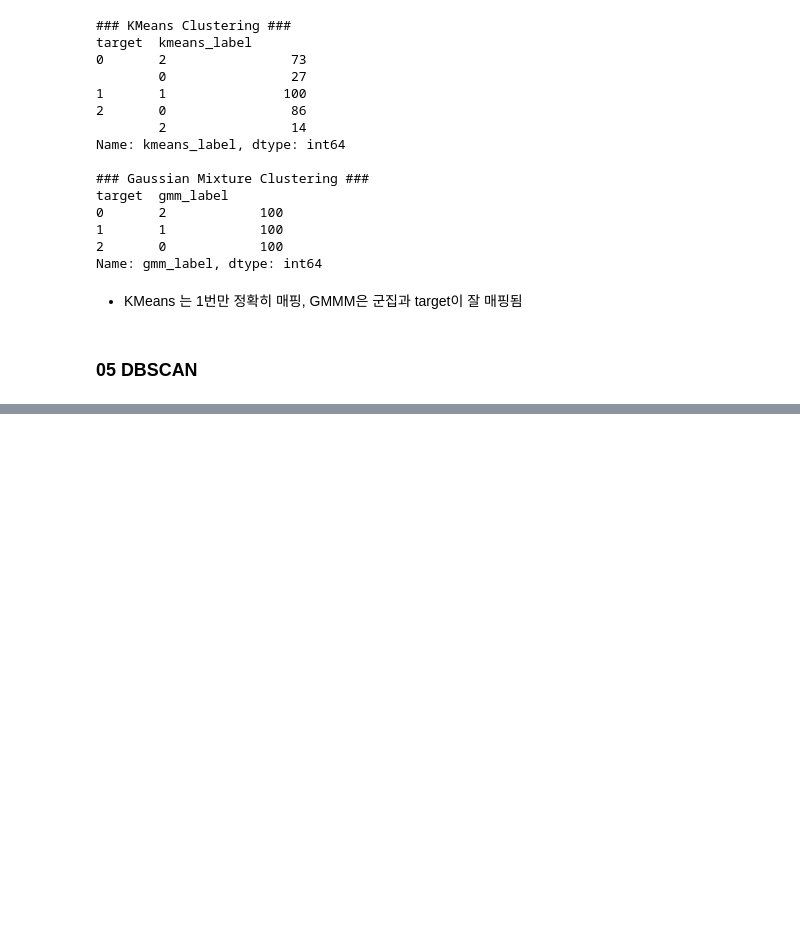
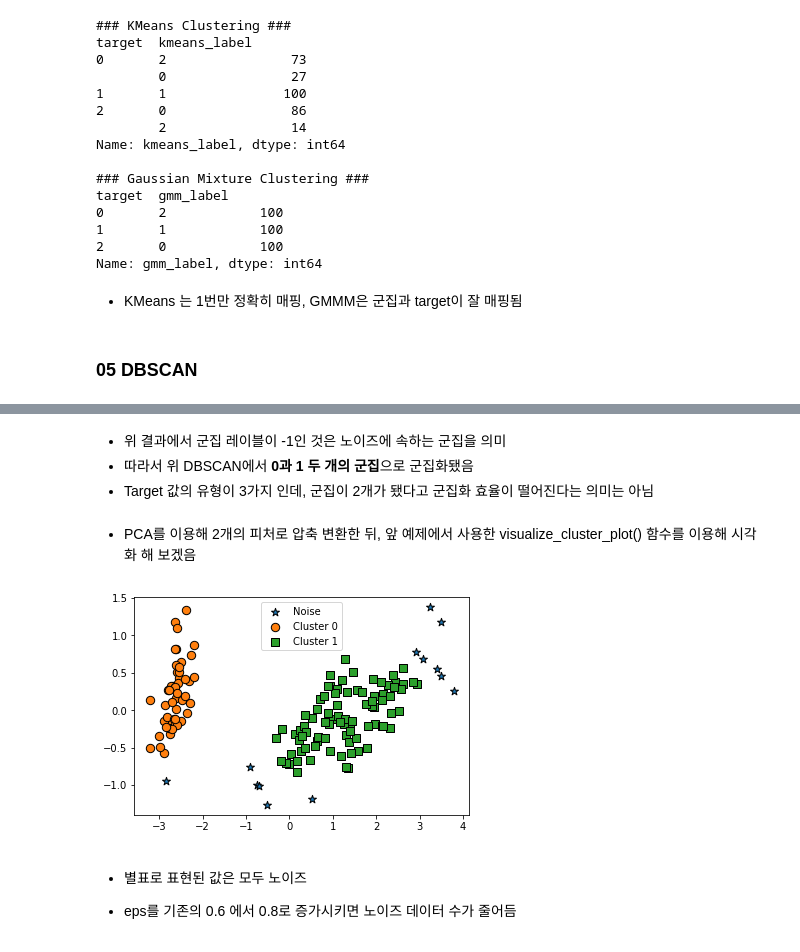
Before and after one commit to johyunkang/python-ml-guide, a Jupyter notebook: python_ml_perfect_guide_07_Clustering.ipynb, the cells around one changed output, grey strips where cells are left out. Drawn from its saved outputs; the diff is of its cells as text; code cells hidden in the pictures; blank space fills up the shorter version.

Commit message:
DBSCAN

```diff
--- a/python_ml_perfect_guide_07_Clustering.ipynb
+++ b/python_ml_perfect_guide_07_Clustering.ipynb
@@ -660,0 +673,11 @@ p.441
+# %%
+from sklearn.cluster import DBSCAN
+
+dbscan = DBSCAN(eps=0.6, min_samples=8, metric='euclidean')
+dbscan_labels = dbscan.fit_predict(iris.data)
+
+irisdf['dbscan_cluster'] = dbscan_labels
+irisdf['target'] = iris.target
+
+iris_result = irisdf.groupby(['target'])['dbscan_cluster'].value_counts()
+print(iris_result)
@@ -660,0 +693,27 @@ p.441
+# %% [markdown]
+- 위 결과에서 군집 레이블이 -1인 것은 노이즈에 속하는 군집을 의미
+- 따라서 위 DBSCAN에서 **0과 1 두 개의 군집**으로 군집화됐음
+- Target 값의 유형이 3가지 인데, 군집이 2개가 됐다고 군집화 효율이 떨어진다는 의미는 아님
+# %% [markdown]
+- PCA를 이용해 2개의 피처로 압축 변환한 뒤, 앞 예제에서 사용한 visualize_cluster_plot() 함수를 이용해 시각화 해 보겠음
+# %%
+from sklearn.decomposition import PCA
+
+# 2차원으로 시각화하기 위해 PCA n_components=2 로 피처 데이터 세트 변환
+pca = PCA(n_components=2, random_state=0)
+pca_transformed = pca.fit_transform(iris.data)
+
+# visualize_cluster_2d() 함수는 ftr1, ftr2 컬럼을 좌표에 표현하므로 PCA 변환값을 해당 컬럼으로 생성
+irisdf['ftr1'] = pca_transformed[:, 0]
+irisdf['ftr2'] = pca_transformed[:, 1]
+
+visualize_cluster_plot(dbscan, irisdf, 'dbscan_cluster', iscenter=False)
+# %% [output]
+[figure, added]
+# %% [markdown]
+- 별표로 표현된 값은 모두 노이즈
+
+
+
+
+- eps를 기존의 0.6 에서 0.8로 증가시키면 노이즈 데이터 수가 줄어듬
```
Also changed, not shown: parts of 5 cells of this notebook.
